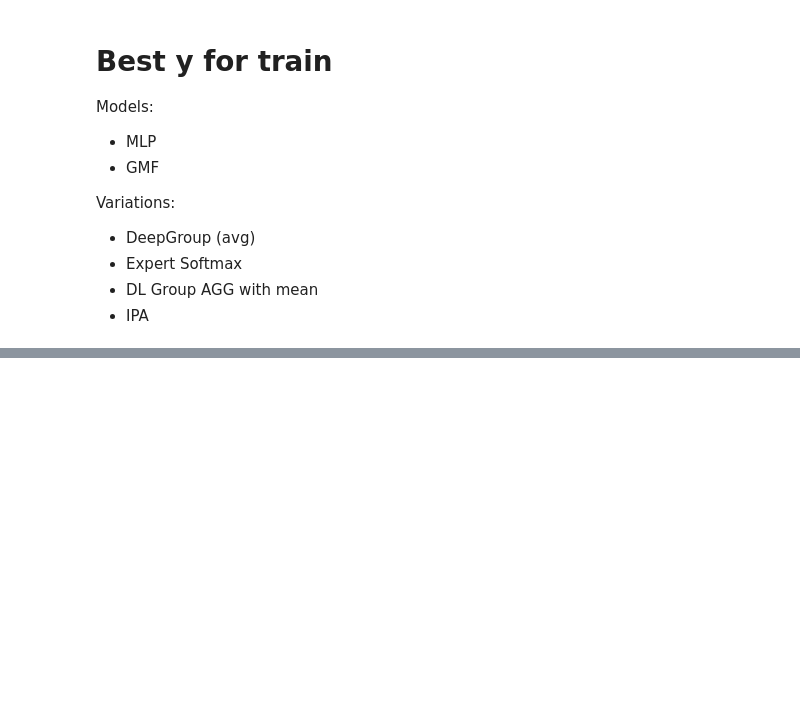
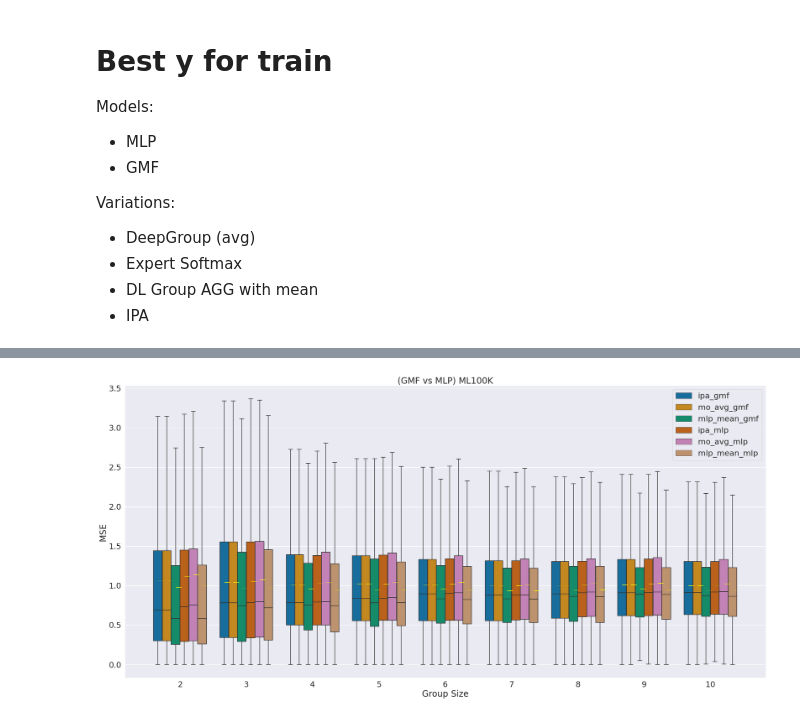
Before and after one commit to Adnan-Talebi/DL-CF-GRS, a Jupyter notebook: notebooks/results-paper.ipynb, the cells around one changed output, grey strips where cells are left out. Drawn from its saved outputs; the diff is of its cells as text; code cells hidden in the pictures; blank space fills up the shorter version.

Commit message:
Graphs MLP vs GMF

```diff
--- a/notebooks/results-paper.ipynb
+++ b/notebooks/results-paper.ipynb
@@ -206,6 +14,0 @@ lineplot(results, "ERROR2", "MSE", "Individual model GMF", "ML1M")
-# %%
-means, results, results_dict = get_error(get_models_files('mlp'), 'ft')
-barplot(results, "ERROR", "MAE", "Individual model MLP", "FT")
-barplot(results, "ERROR2", "MSE", "Individual model MLP", "FT")
-lineplot(results, "ERROR", "MAE", "Individual model MLP", "FT")
-lineplot(results, "ERROR2", "MSE", "Individual model MLP", "FT")
@@ -217,6 +14,0 @@ lineplot(results, "ERROR2", "MSE", "Individual model MLP", "FT")
-# %%
-means, results, results_dict = get_error(get_models_files('gmf'), 'ft')
-barplot(results, "ERROR", "MAE", "Individual model GMF", "FT")
-barplot(results, "ERROR2", "MSE", "Individual model GMF", "FT")
-lineplot(results, "ERROR", "MAE", "Individual model GMF", "FT")
-lineplot(results, "ERROR2", "MSE", "Individual model GMF", "FT")
@@ -228,6 +14,0 @@ lineplot(results, "ERROR2", "MSE", "Individual model GMF", "FT")
-# %%
-means, results, results_dict = get_error(get_models_files('mlp'), 'anime')
-barplot(results, "ERROR", "MAE", "Individual model MLP", "ANIME")
-barplot(results, "ERROR2", "MSE", "Individual model MLP", "ANIME")
-lineplot(results, "ERROR", "MAE", "Individual model MLP", "ANIME")
-lineplot(results, "ERROR2", "MSE", "Individual model MLP", "ANIME")
@@ -239,6 +14,0 @@ lineplot(results, "ERROR2", "MSE", "Individual model MLP", "ANIME")
-# %%
-means, results, results_dict = get_error(get_models_files('gmf'), 'anime')
-barplot(results, "ERROR", "MAE", "Individual model GMF", "ANIME")
-barplot(results, "ERROR2", "MSE", "Individual model GMF", "ANIME")
-lineplot(results, "ERROR", "MAE", "Individual model GMF", "ANIME")
-lineplot(results, "ERROR2", "MSE", "Individual model GMF", "ANIME")
@@ -249,0 +189,5 @@ lineplot(results, "ERROR2", "MSE", "Individual model GMF", "ANIME")
+# %%
+means, ml100k_results, results_dict = get_error(get_all_models_files(), 'ml100k')
+boxplot(ml100k_results, "ERROR2", "MSE", "GMF vs MLP", "ML100K", half_width=False)
+# %% [output]
+[figure, added]
```
Also changed, not shown: parts of 39 cells of this notebook, 5 other files.
